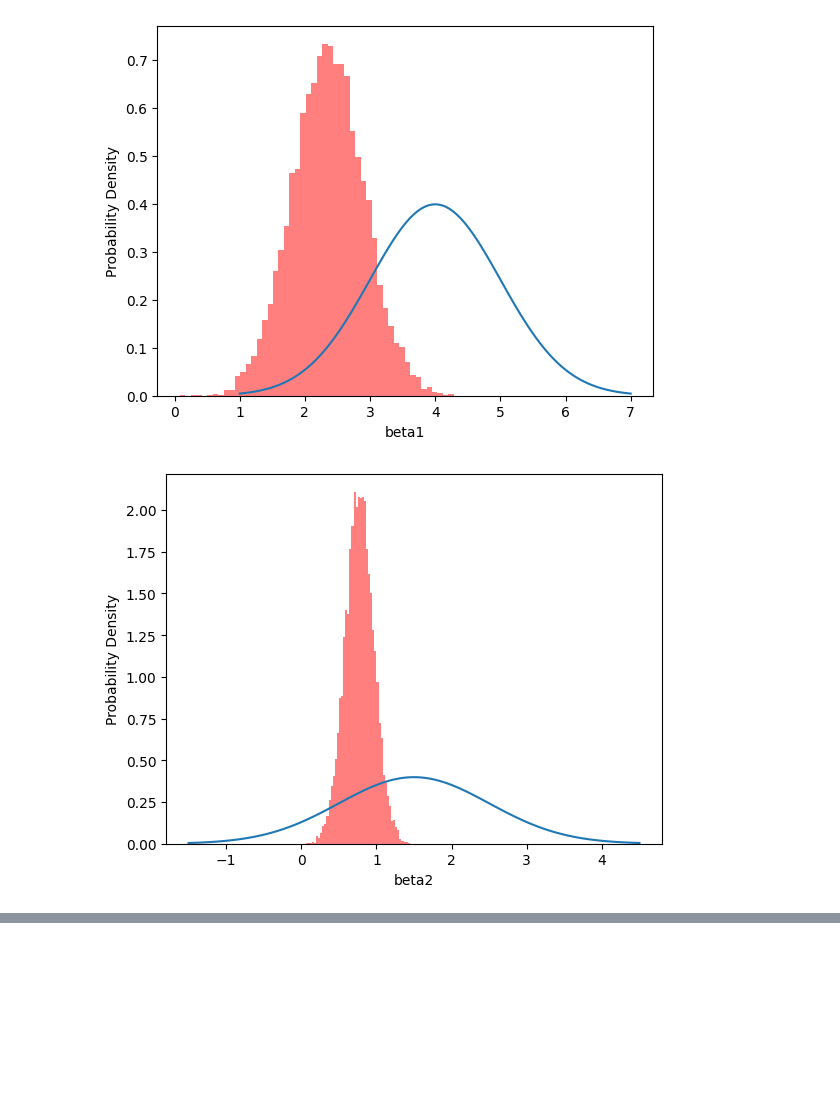
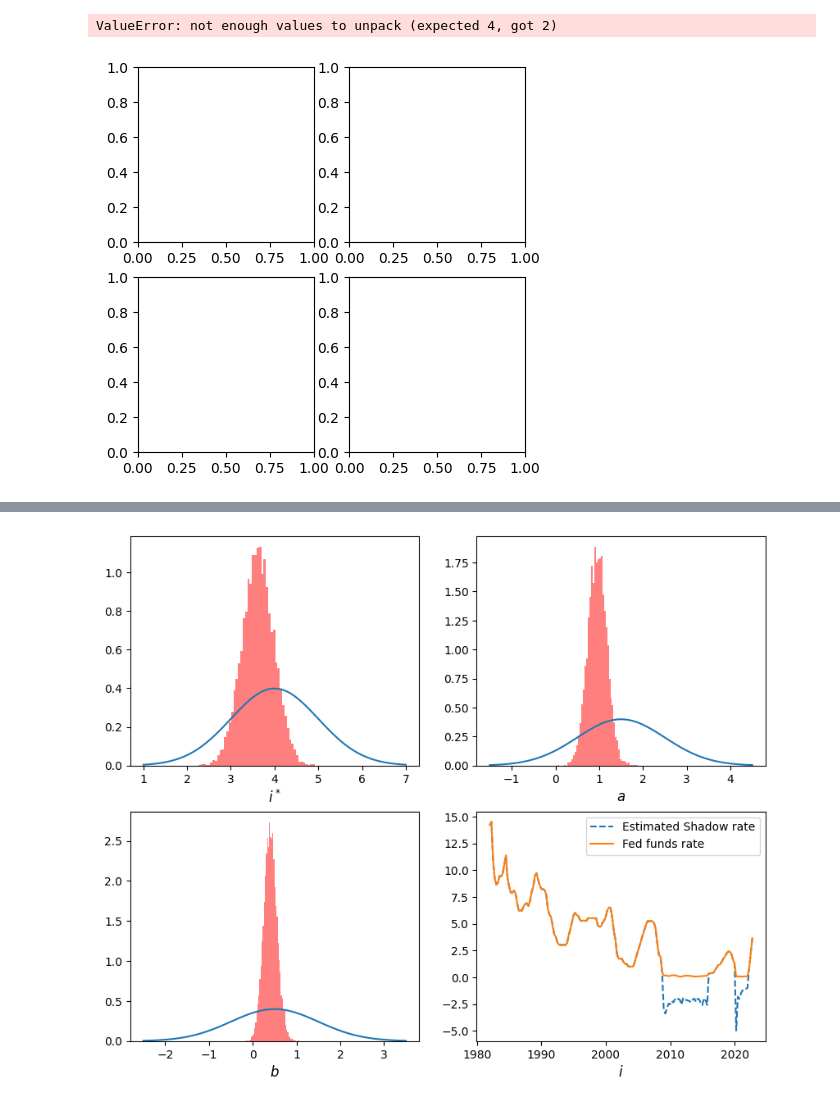
Before and after one commit to yappaw/bayes-stat, a Jupyter notebook: 07-app-tobit.ipynb, the cells around one changed output, grey strips where cells are left out. Cells and saved outputs as stored; diff of their text form; code cells hidden in the pictures; blank space fills up the shorter version.

```diff
--- a/07-app-tobit.ipynb
+++ b/07-app-tobit.ipynb
@@ -45,7 +45,7 @@ date = data[begin:end, header.index('Date')]
 y = data[begin:end, header.index('R')].reshape(-1, 1)
 x = np.zeros((len(y), 3))
 x[:, 0] = 1
-x[:, 1] = data[begin:end, header.index('P')]
+x[:, 1] = data[begin:end, header.index('P')]-2
 x[:, 2] = data[begin:end, header.index('Y')]
 
 # Prior and posterior
@@ -60,29 +60,24 @@ sample['sig2'] = sample['sig2'][1000:11000]
 sample['z'] = sample['z'][1000:11000, :]
 
 # Plot
+fig, ((ax1, ax2), (ax3, ax4)) = plt.subplots(2, 2, figsize=(5, 5))
 beta1 = np.linspace(1, 7, 100)
-plt.plot(beta1, stats.norm.pdf(beta1, loc=4, scale=1))
-plt.hist(sample['beta'][:, 0], bins=50, density=True, color="red", alpha=0.5)
-plt.xlabel("beta1")
-plt.ylabel("Probability Density")
-plt.show()
+ax1.plot(beta1, stats.norm.pdf(beta1, loc=4, scale=1))
+ax1.hist(sample['beta'][:, 0], bins=50, density=True, color="red", alpha=0.5)
+ax1.set_xlabel(r'$i^*$', fontsize=12)
 beta2 = np.linspace(-1.5, 4.5, 100)
-plt.plot(beta2, stats.norm.pdf(beta2, loc=1.5, scale=1))
-plt.hist(sample['beta'][:, 1], bins=50, density=True, color="red", alpha=0.5)
-plt.xlabel("beta2")
-plt.ylabel("Probability Density")
-plt.show()
+ax2.plot(beta2, stats.norm.pdf(beta2, loc=1.5, scale=1))
+ax2.hist(sample['beta'][:, 1], bins=50, density=True, color="red", alpha=0.5)
+ax2.set_xlabel(r'$a$', fontsize=12)
 beta3 = np.linspace(-2.5, 3.5, 100)
-plt.plot(beta3, stats.norm.pdf(beta3, loc=0.5, scale=1))
-plt.hist(sample['beta'][:, 2], bins=50, density=True, color="red", alpha=0.5)
-plt.xlabel("beta3")
-plt.ylabel("Probability Density")
-plt.show()
+ax3.plot(beta3, stats.norm.pdf(beta3, loc=0.5, scale=1))
+ax3.hist(sample['beta'][:, 2], bins=50, density=True, color="red", alpha=0.5)
+ax3.set_xlabel(r'$b$', fontsize=12)
 ind = np.where(y < c)[0]
 yz = y.copy()
 yz[ind] = np.mean(sample['z'], axis=0).reshape(-1, 1)
-plt.plot(date, yz, label='Shadow rate')
-plt.plot(date, y, label='Fed funds rate')
-plt.legend()
+ax4.plot(date, yz, label='Shadow rate')
+ax4.plot(date, y, label='Fed funds rate')
+ax4.legend()
 plt.show()
 # %% [output]
@@ -90,2 +85,2 @@ plt.show()
+ValueError: not enough values to unpack (expected 4, got 2)
-[figure, old version]
+[figure, new version]
-[figure, removed]
@@ -93,0 +87,24 @@ plt.show()
+# %%
+fig, ((ax1, ax2), (ax3, ax4)) = plt.subplots(2, 2, figsize=(10, 8))
+beta1 = np.linspace(1, 7, 100)
+ax1.plot(beta1, stats.norm.pdf(beta1, loc=4, scale=1))
+ax1.hist(sample['beta'][:, 0], bins=50, density=True, color="red", alpha=0.5)
+ax1.set_xlabel(r'$i^*$', fontsize=12)
+beta2 = np.linspace(-1.5, 4.5, 100)
+ax2.plot(beta2, stats.norm.pdf(beta2, loc=1.5, scale=1))
+ax2.hist(sample['beta'][:, 1], bins=50, density=True, color="red", alpha=0.5)
+ax2.set_xlabel(r'$a$', fontsize=12)
+beta3 = np.linspace(-2.5, 3.5, 100)
+ax3.plot(beta3, stats.norm.pdf(beta3, loc=0.5, scale=1))
+ax3.hist(sample['beta'][:, 2], bins=50, density=True, color="red", alpha=0.5)
+ax3.set_xlabel(r'$b$', fontsize=12)
+ind = np.where(y < c)[0]
+yz = y.copy()
+yz[ind] = np.mean(sample['z'], axis=0).reshape(-1, 1)
+ax4.plot(date, yz, '--', label='Estimated Shadow rate')
+ax4.plot(date, y, label='Fed funds rate')
+ax4.set_xlabel(r'$i$', fontsize=12)
+ax4.legend()
+plt.show()
+# %% [output]
+[figure, added]
```
Also changed, not shown: parts of 1 cell of this notebook, 1 other file.
